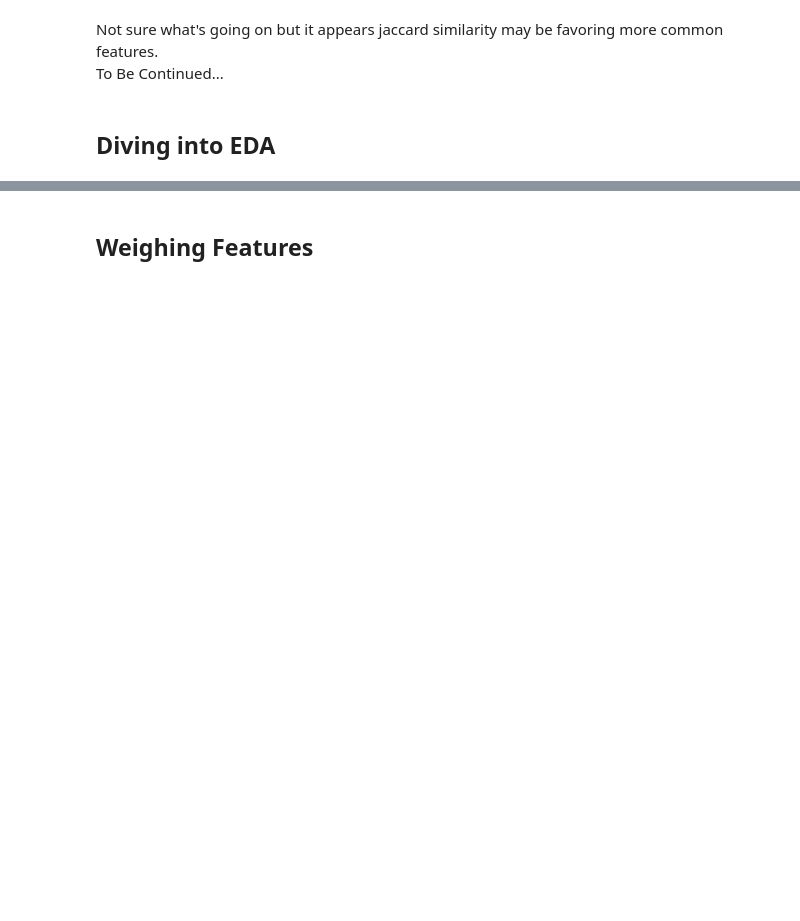
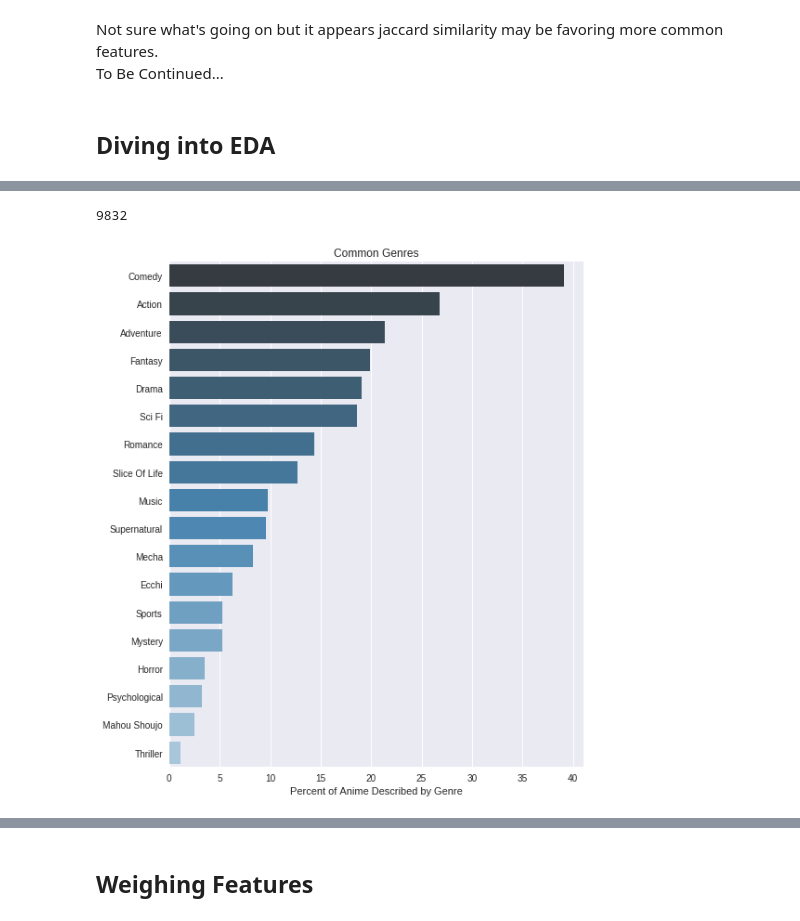
Before and after one commit to sn-ekstrand/content-based-anime-recommender, a Jupyter notebook: initial_eda.ipynb, the cells around one changed output, grey strips where cells are left out. Cells and saved outputs as stored; diff of their text form; code cells hidden in the pictures; blank space fills up the shorter version.

Commit message:
generated barplots exploring genre/tag counts

```diff
--- a/initial_eda.ipynb
+++ b/initial_eda.ipynb
@@ -305,0 +602,3 @@ ax[1].set_xlabel('Anime Count');
+# %%
+sorted_genres = genres_item_matrix.sum(axis=0).sort_values(ascending=False)
+sorted_genres
@@ -305,0 +625,13 @@ ax[1].set_xlabel('Anime Count');
+# %%
+len(df)
+# %% [output]
+9832
+# %%
+fig, ax = plt.subplots(figsize=(8, 10))
+ax = sns.barplot([((x/len(df)) * 100) for x in sorted_genres],
+                 [(x.replace('_', ' ')).title() for x in sorted_genres.index],
+                 orient='h', palette='Blues_d')
+ax.set_title('Common Genres')
+ax.set_xlabel('Percent of Anime Described by Genre');
+# %% [output]
+[figure, added]
```
Also changed, not shown: parts of 59 cells of this notebook.
